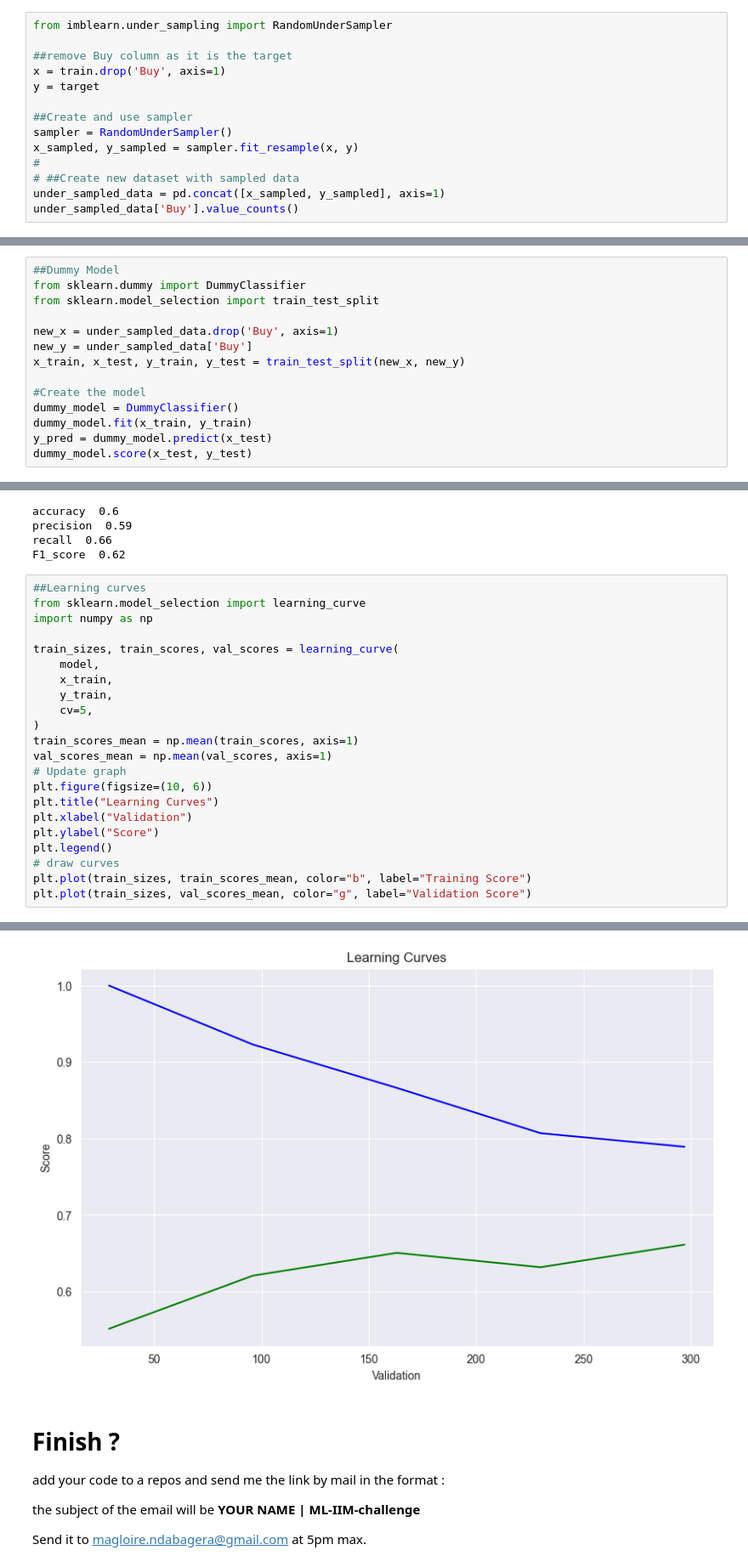
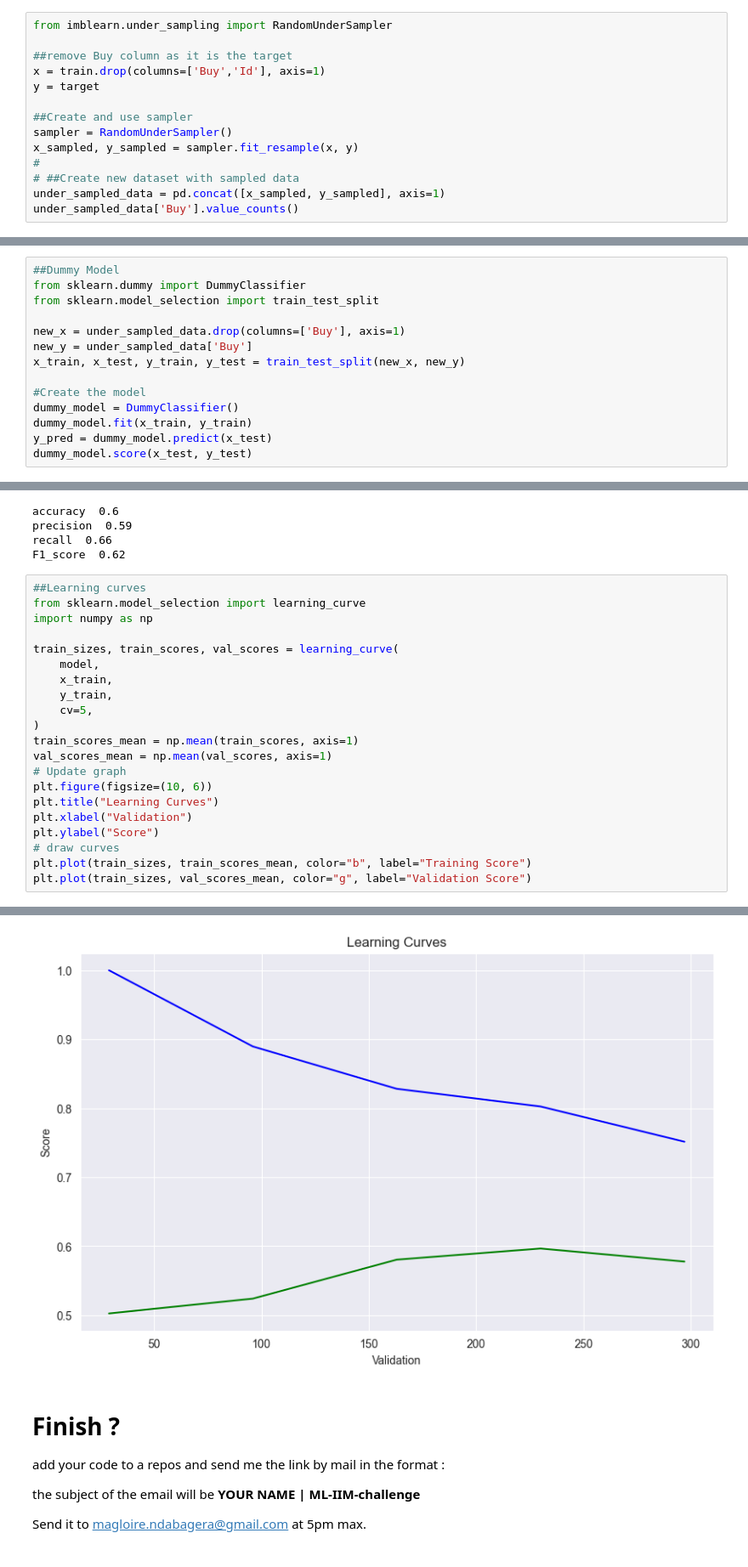
Before and after one commit to alland07/ML-challenge, a Jupyter notebook: TP__Allan_DUCHE__IIM_DIGITAL_SCHOOL.ipynb, the cells around one changed output, grey strips where cells are left out. Shown at 85% size. Saved outputs shown, nothing was run; the diff lists cells and outputs as text.

```diff
--- a/TP__Allan_DUCHE__IIM_DIGITAL_SCHOOL.ipynb
+++ b/TP__Allan_DUCHE__IIM_DIGITAL_SCHOOL.ipynb
@@ -102,7 +102,7 @@ from imblearn.under_sampling import RandomUnderSampler
 from imblearn.under_sampling import RandomUnderSampler
 
 ##remove Buy column as it is the target
-x = train.drop('Buy', axis=1)
+x = train.drop(columns=['Buy','Id'], axis=1)
 y = target
 
 ##Create and use sampler
@@ -146,7 +146,7 @@ Name: count, dtype: int64
 from sklearn.dummy import DummyClassifier
 from sklearn.model_selection import train_test_split
 
-new_x = under_sampled_data.drop('Buy', axis=1)
+new_x = under_sampled_data.drop(columns=['Buy'], axis=1)
 new_y = under_sampled_data['Buy']
 x_train, x_test, y_train, y_test = train_test_split(new_x, new_y)
 
@@ -188,28 +188,27 @@ F1_score  0.62
 # %%
 ##Learning curves
 from sklearn.model_selection import learning_curve
 import numpy as np
 
 train_sizes, train_scores, val_scores = learning_curve(
     model,
     x_train,
     y_train,
     cv=5,
 )
 train_scores_mean = np.mean(train_scores, axis=1)
 val_scores_mean = np.mean(val_scores, axis=1)
 # Update graph
 plt.figure(figsize=(10, 6))
 plt.title("Learning Curves")
 plt.xlabel("Validation")
 plt.ylabel("Score")
-plt.legend()
 # draw curves
 plt.plot(train_sizes, train_scores_mean, color="b", label="Training Score")
 plt.plot(train_sizes, val_scores_mean, color="g", label="Validation Score")
 # %% [output]
 [<matplotlib.lines.Line2D at 0x...>]
-[figure, old version]
+[figure, new version]
 # %% [markdown]
 # Finish ?
 
```
Also changed, not shown: parts of 1 cell of this notebook.
